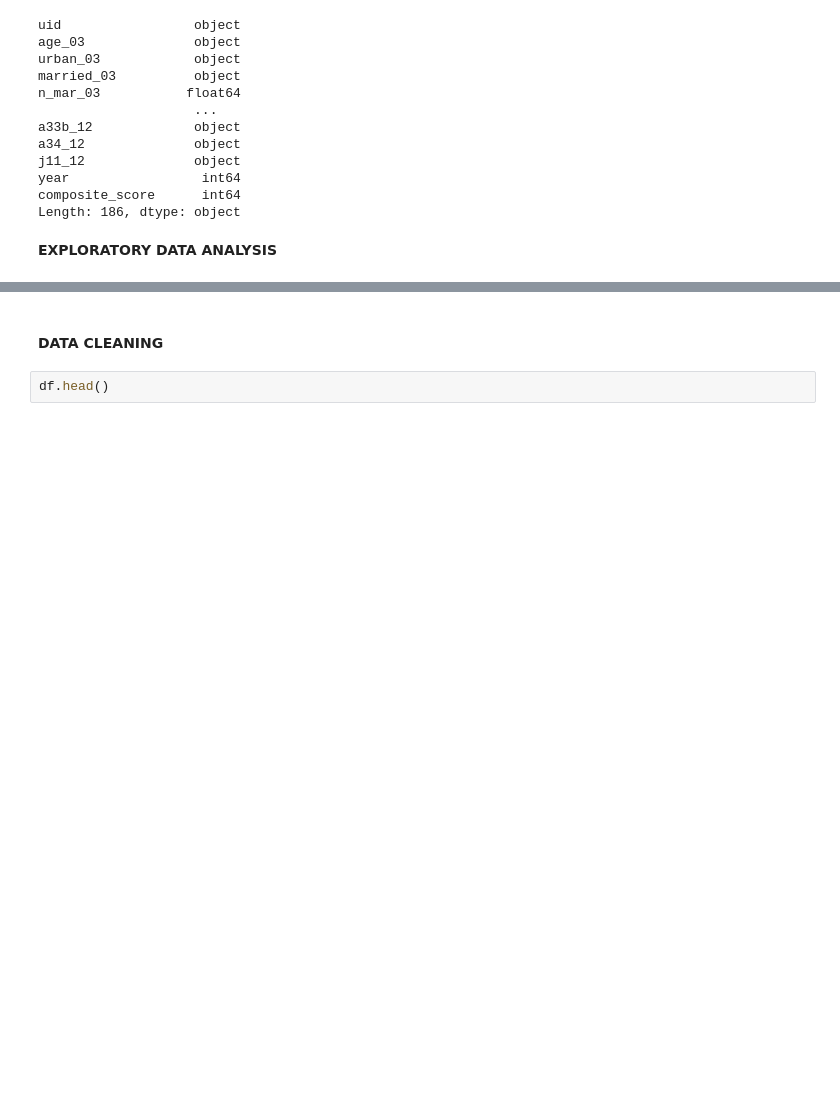
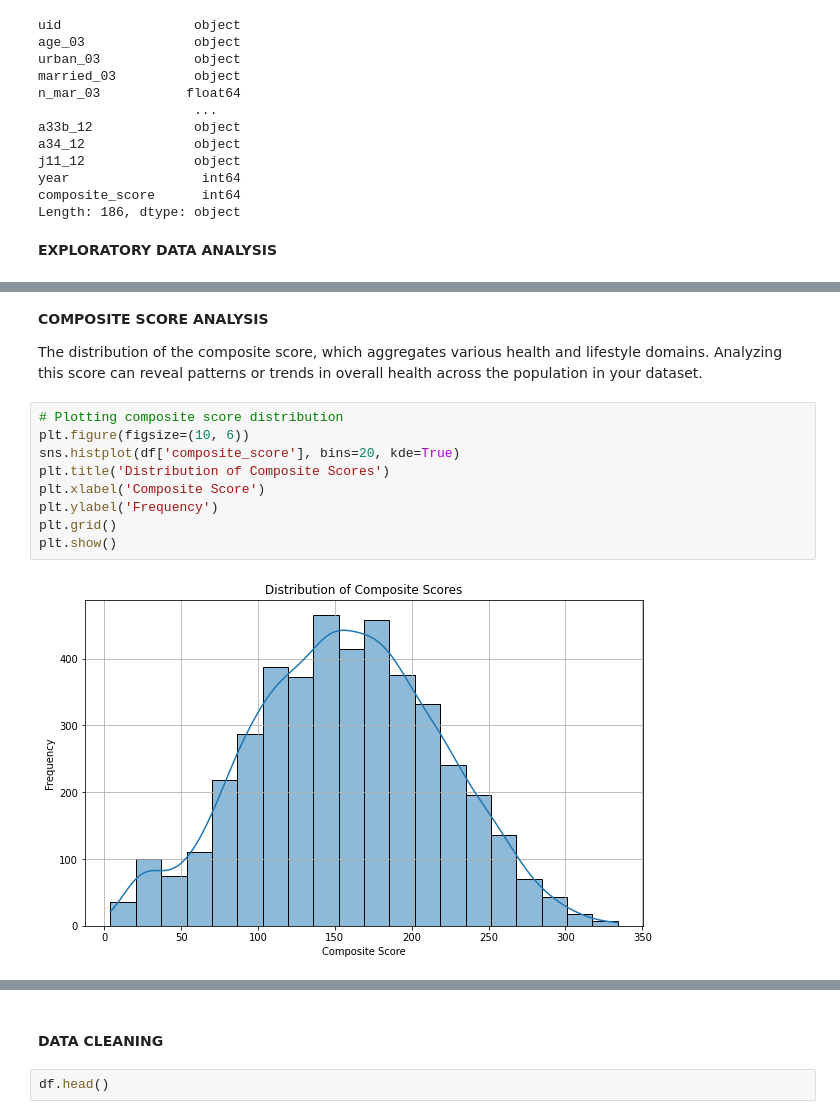
Before and after one commit to geomwangi007/Early-Detection-of-Alzheimer-s-Disease-and-Related-Dementias-Using-Social-Determinants-of-Health, a Jupyter notebook: IPNYBS/Mercy.ipynb, the cells around one changed output, grey strips where cells are left out. Cells and saved outputs as stored; diff of their text form; blank space fills up the shorter version.

```diff
--- a/IPNYBS/Mercy.ipynb
+++ b/IPNYBS/Mercy.ipynb
@@ -189,0 +309,15 @@ for col in cat_cols:
+# %% [markdown]
+**COMPOSITE SCORE ANALYSIS**
+
+The distribution of the composite score, which aggregates various health and lifestyle domains. Analyzing this score can reveal patterns or trends in overall health across the population in your dataset.
+# %%
+# Plotting composite score distribution
+plt.figure(figsize=(10, 6))
+sns.histplot(df['composite_score'], bins=20, kde=True)
+plt.title('Distribution of Composite Scores')
+plt.xlabel('Composite Score')
+plt.ylabel('Frequency')
+plt.grid()
+plt.show()
+# %% [output]
+[figure, added]
```
Also changed, not shown: parts of 27 cells of this notebook.
